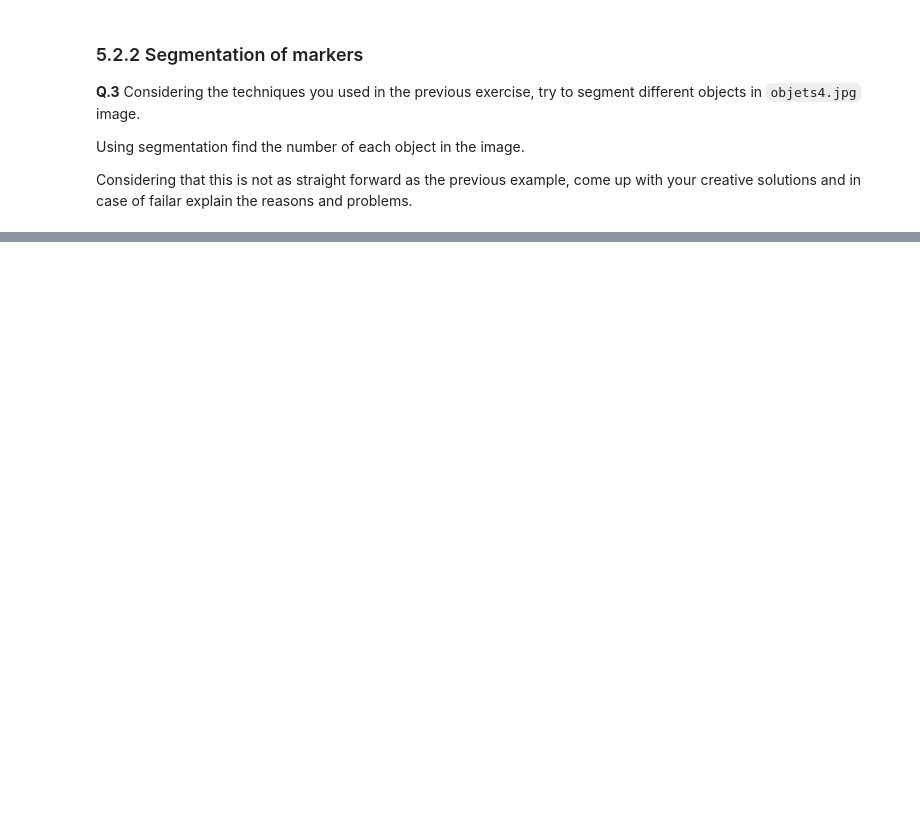
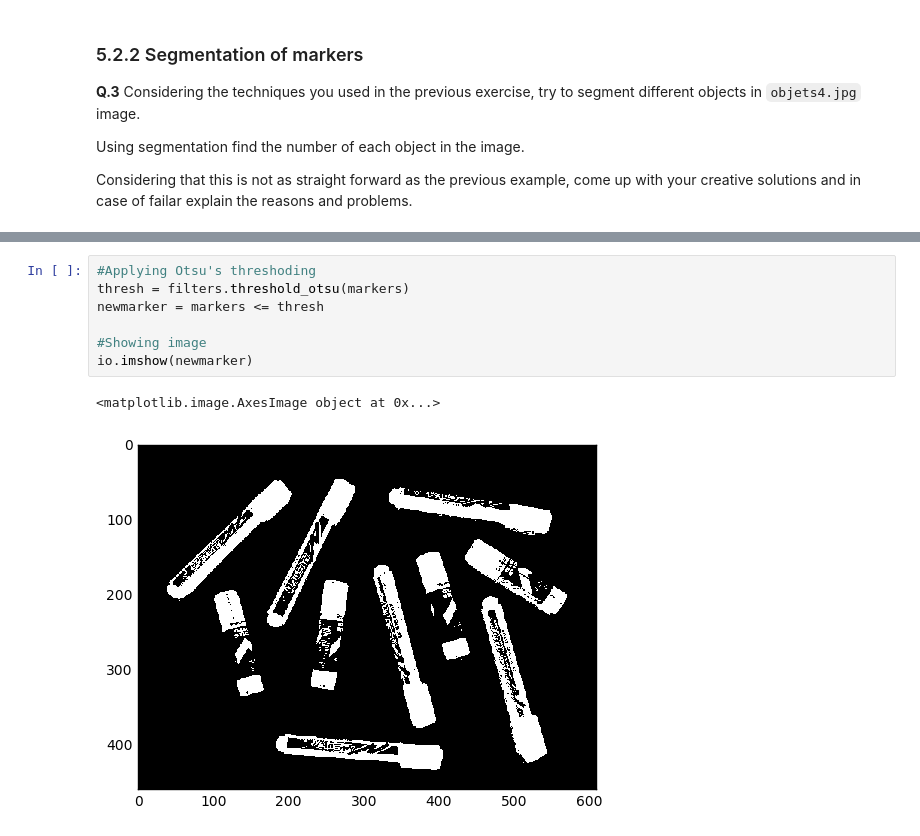
Before and after one commit to brown4eva/B31XB-IIP-TP-1718, a Jupyter notebook: 5-morpho-segmentation/5-morpho-segmentation.ipynb, the cells around one changed output, grey strips where cells are left out. Cells and saved outputs as stored; diff of their text form; blank space fills up the shorter version.

```diff
--- a/5-morpho-segmentation/5-morpho-segmentation.ipynb
+++ b/5-morpho-segmentation/5-morpho-segmentation.ipynb
@@ -236,0 +249,10 @@ Considering that this is not as straight forward as the previous example, come u
+# %%
+#Applying Otsu's threshoding
+thresh = filters.threshold_otsu(markers)
+newmarker = markers <= thresh
+
+#Showing image
+io.imshow(newmarker)
+# %% [output]
+<matplotlib.image.AxesImage object at 0x...>
+[figure, added]
```
Also changed, not shown: parts of 6 cells of this notebook.
